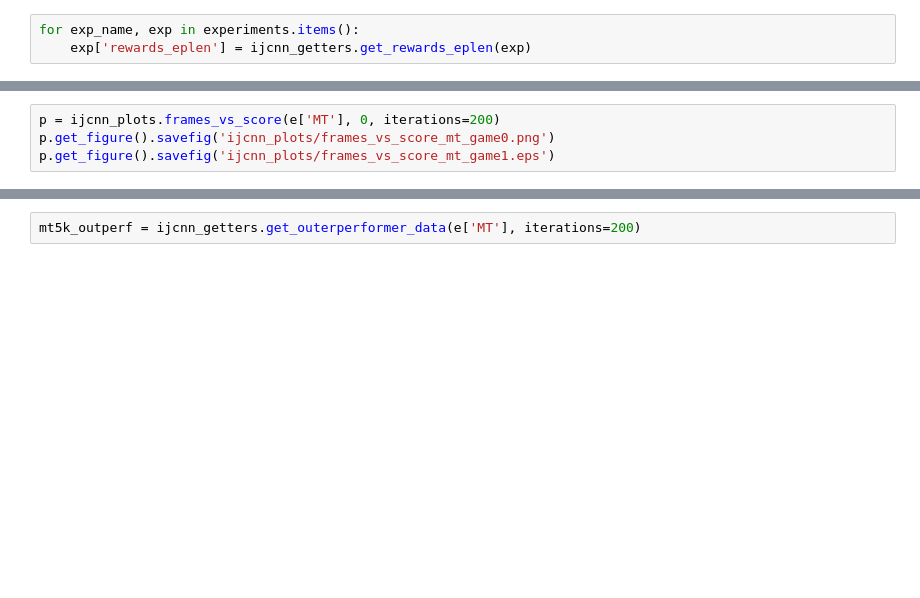
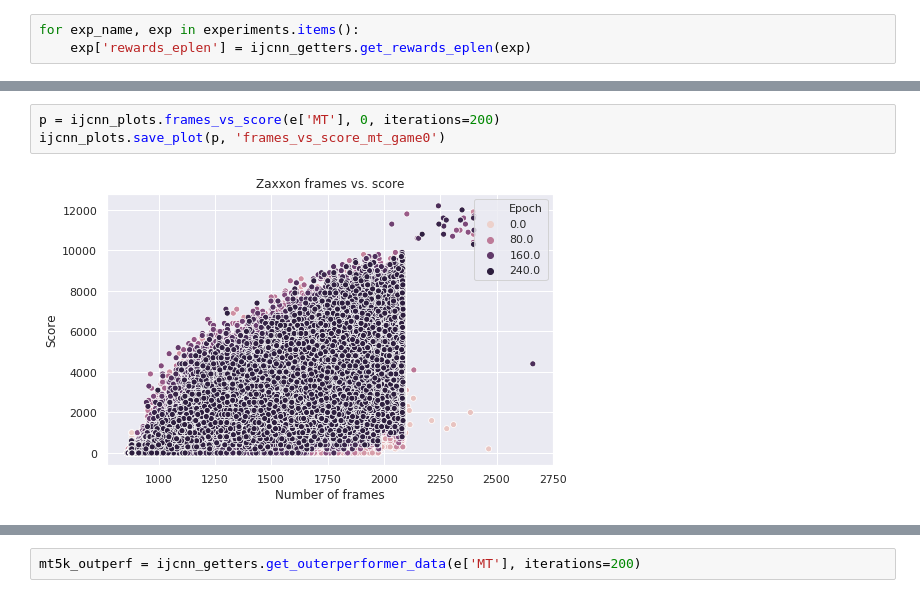
Before and after one commit to deyandyankov/research.mtne, a Jupyter notebook: gpu_implementation/analysis/IJCNN2020.ipynb, the cells around one changed output, grey strips where cells are left out. Saved outputs shown, nothing was run; the diff lists cells and outputs as text; blank space fills up the shorter version.

```diff
--- a/gpu_implementation/analysis/IJCNN2020.ipynb
+++ b/gpu_implementation/analysis/IJCNN2020.ipynb
@@ -45,6 +44,7 @@ p.get_figure().savefig('ijcnn_plots/rewards.eps')
 [figure]
 # %%
 p = ijcnn_plots.frames_vs_score(e['MT'], 0, iterations=200)
-p.get_figure().savefig('ijcnn_plots/frames_vs_score_mt_game0.png')
-p.get_figure().savefig('ijcnn_plots/frames_vs_score_mt_game1.eps')
+ijcnn_plots.save_plot(p, 'frames_vs_score_mt_game0')
+# %% [output]
+[figure, added]
 # %%
```
Also changed, not shown: parts of 9 cells of this notebook, 4 other files.
